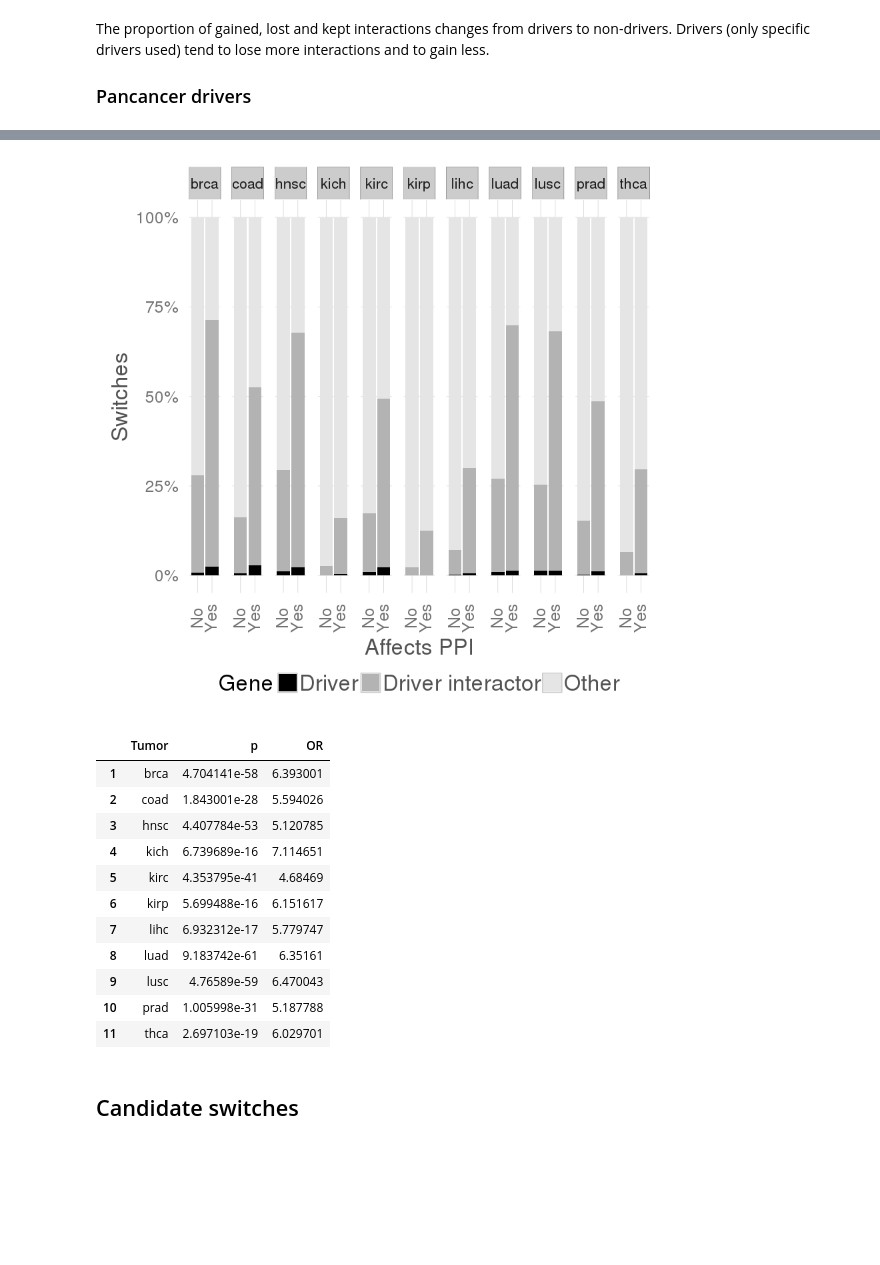
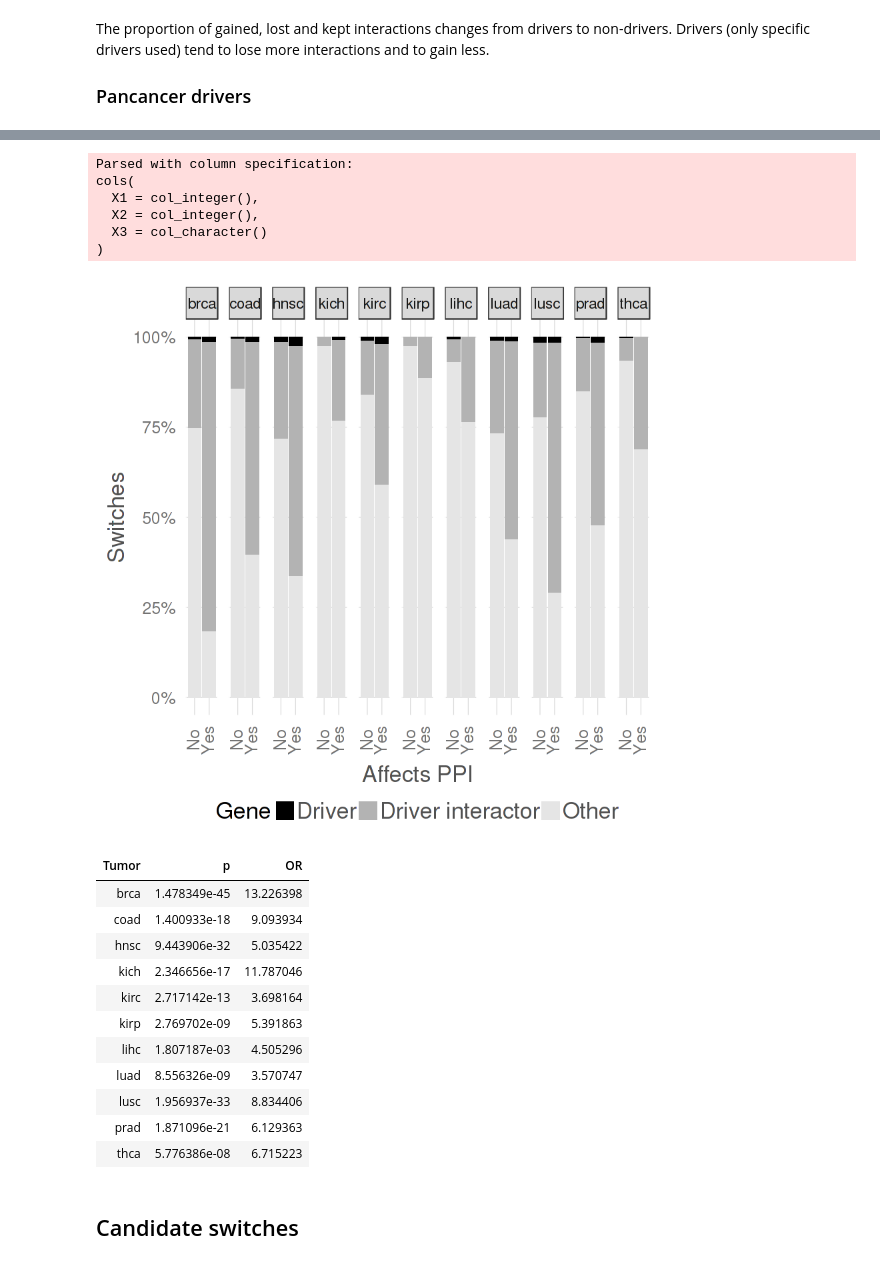
Before and after one commit to hclimente/smartas, a Jupyter notebook: structural_analysis/ppi.ipynb, the cells around one changed output, grey strips where cells are left out. Cells and saved outputs as stored; diff of their text form; code cells hidden in the pictures; blank space fills up the shorter version.

```diff
--- a/structural_analysis/ppi.ipynb
+++ b/structural_analysis/ppi.ipynb
@@ -10,7 +10,7 @@ switches <- read_tsv("../data/pancancer/candidateList_full.tsv") %>%
     filter(Reliable==1 & IsFunctional==1 & Origin=="Tumor")
 
 switches.split <- read_tsv("../data/pancancer/candidateList_full.tumorSplit.tsv") %>%
-    filter(Reliable==1 & IsFunctional==1 & Origin=="Tumor")
+    filter(EnoughRecurrence == 1 & NotNoise==1 & IsModel==1 & Origin=="Tumor")
 
 potus <- switches %>%
     select(GeneId,Symbol,Normal_transcript,Tumor_transcript, Recurrence,
@@ -214,38 +218,42 @@ d1 <- lapply(cancerTypes, function(tumor){
 
     driver.ppi.network %>%
         mutate(Symbol1 = ifelse(Symbol1 %in% tumor.drivers$Symbol, "", Symbol1),
                Symbol2 = ifelse(Symbol2 %in% tumor.drivers$Symbol, "", Symbol2)) %>%
         # get cases with one driver
         filter(Symbol1 == "" | Symbol2 == "") %>%
         # remove cases with two drivers
         filter(Symbol1 != "" | Symbol2 != "") %>%
         mutate(Symbol = paste0(Symbol1, Symbol2),
                Tumor = tumor, d1 = TRUE) %>%
         select(Symbol, Tumor, d1)
 }) %>% do.call("rbind",.)
 
 switches.split %>%
-    filter(Reliable == 1) %>%
     merge(d1, all.x = T) %>%
     mutate(d1 = ifelse(is.na(d1), FALSE, d1),
            Gene = ifelse(d1,"Driver interactor","Other"),
            Gene = ifelse(SpecificDriver == 1, "Driver", Gene),
            PPI = ifelse(PPI == 1, "Yes", "No")) %>%
     select(Tumor, Gene, PPI) %>%
     ggplot(aes(x = PPI, fill = Gene)) +
         geom_bar(position = "fill") +
         labs(y = "Switches", x = "Affects PPI") +
         clean_theme() +
         theme(legend.position = "bottom", axis.text.x = element_text(angle = 90, vjust = 0.4),
               strip.text.x = element_text(size = 13) ) +
         scale_y_continuous(labels = percent) +
         scale_fill_manual(values = c("Driver" = "black", "Driver interactor" = "gray70", "Other" = "gray90")) +
         facet_grid(.~Tumor)
 # %% [output]
+Parsed with column specification:
+cols(
+  X1 = col_integer(),
+  X2 = col_integer(),
+  X3 = col_character()
+)
-[figure, old version]
+[figure, new version]
 # %%
 switches.split %>%
-    filter(Reliable == 1) %>%
     merge(d1, all.x = T) %>%
     mutate(d1 = ifelse(is.na(d1), FALSE, d1),
            Gene = ifelse(d1,"Driver interactor","Other"),
@@ -258,18 +266,18 @@ switches.split %>%
               # take reverse odds ratio
               OR = table(Gene, PPI) %>% fisher.test %>% .$estimate %>% log2 %>% abs %>% 2^.)
 # %% [output]
-|  | Tumor | p | OR |
-| 1 | brca | 4.704141e-58 | 6.393001 |
-| 2 | coad | 1.843001e-28 | 5.594026 |
-| 3 | hnsc | 4.407784e-53 | 5.120785 |
-| 4 | kich | 6.739689e-16 | 7.114651 |
-| 5 | kirc | 4.353795e-41 | 4.68469 |
-| 6 | kirp | 5.699488e-16 | 6.151617 |
-| 7 | lihc | 6.932312e-17 | 5.779747 |
-| 8 | luad | 9.183742e-61 | 6.35161 |
-| 9 | lusc | 4.76589e-59 | 6.470043 |
-| 10 | prad | 1.005998e-31 | 5.187788 |
-| 11 | thca | 2.697103e-19 | 6.029701 |
+| Tumor | p | OR |
+| brca | 1.478349e-45 | 13.226398 |
+| coad | 1.400933e-18 | 9.093934 |
+| hnsc | 9.443906e-32 | 5.035422 |
+| kich | 2.346656e-17 | 11.787046 |
+| kirc | 2.717142e-13 | 3.698164 |
+| kirp | 2.769702e-09 | 5.391863 |
+| lihc | 1.807187e-03 | 4.505296 |
+| luad | 8.556326e-09 | 3.570747 |
+| lusc | 1.956937e-33 | 8.834406 |
+| prad | 1.871096e-21 | 6.129363 |
+| thca | 5.776386e-08 | 6.715223 |
 # %% [markdown]
 ## Candidate switches
 # %%
```
Also changed, not shown: parts of 16 cells of this notebook.
